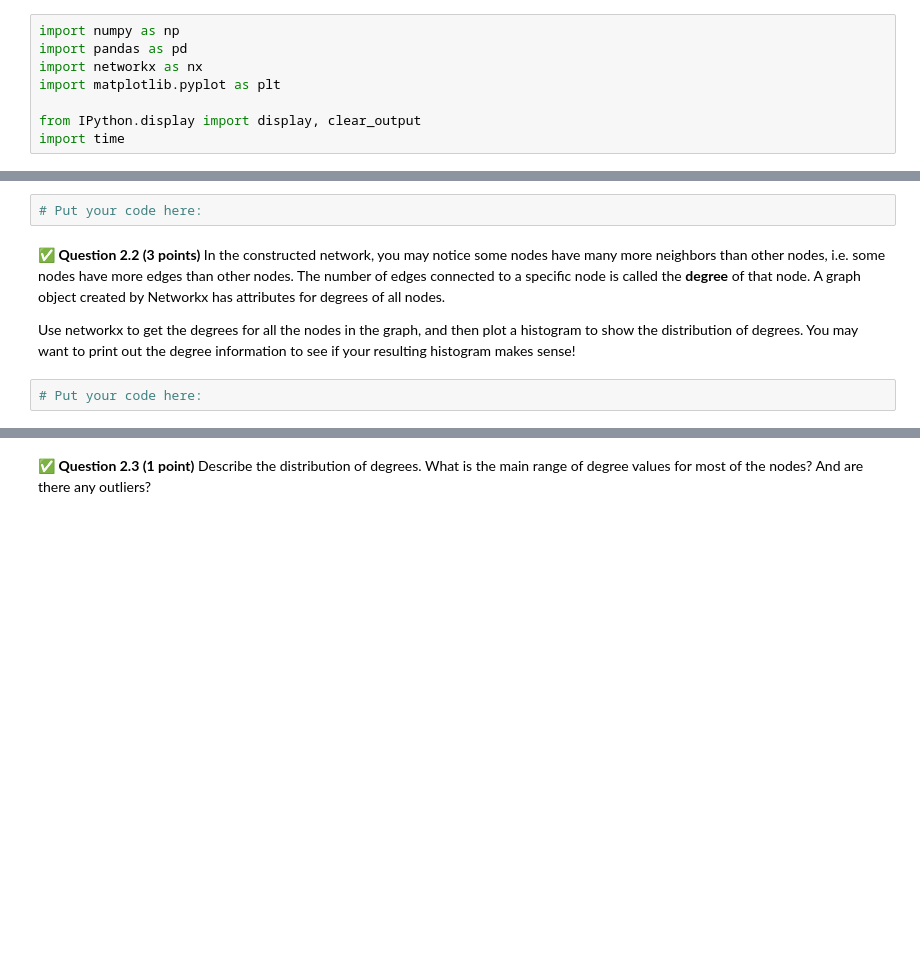
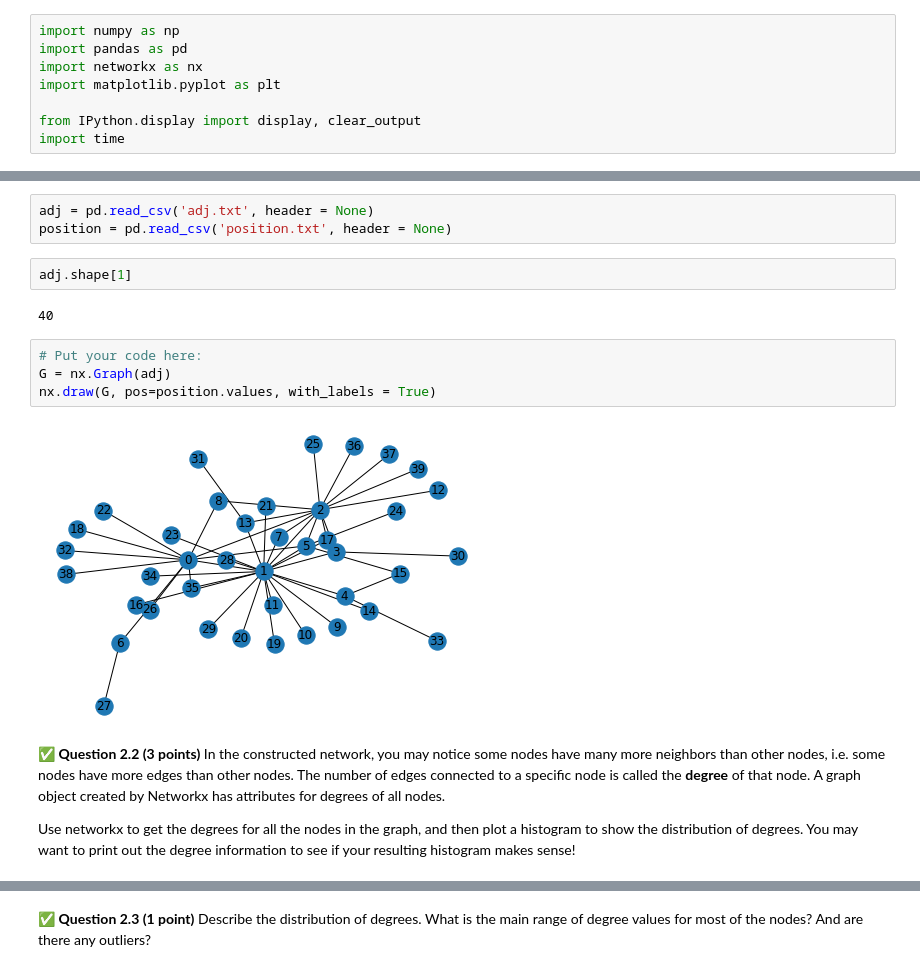
Before and after one commit to austynoberlin/cmse202-s21-turnin, a Jupyter notebook: hw-04/HW-04_graph_regression-STUDENT.ipynb, the cells around one changed output, grey strips where cells are left out. Cells and saved outputs as stored; diff of their text form; blank space fills up the shorter version.

```diff
--- a/hw-04/HW-04_graph_regression-STUDENT.ipynb
+++ b/hw-04/HW-04_graph_regression-STUDENT.ipynb
@@ -63,11 +64,20 @@ Visualize the graph after it's constructed, with node labels (0-based node IDs)
 If you're successful in getting everything loaded up and you visualize the graph, you should get something that looks like this:
 
 <img src="https://i.ibb.co/TP0Sw1r/social-network.png" alt="social-network" border="0">
+# %%
+adj = pd.read_csv('adj.txt', header = None)
+position = pd.read_csv('position.txt', header = None)
+# %%
+adj.shape[1]
+# %% [output]
+40
 # %%
 # Put your code here:
+G = nx.Graph(adj)
+nx.draw(G, pos=position.values, with_labels = True)
+# %% [output]
+[figure, added]
 # %% [markdown]
 &#9989;  **Question 2.2 (3 points)** In the constructed network, you may notice some nodes have many more neighbors than other nodes, i.e. some nodes have more edges than other nodes. The number of edges connected to a specific node is called the **degree** of that node. A graph object created by Networkx has attributes for degrees of all nodes.
 
 Use networkx to get the degrees for all the nodes in the graph, and then plot a histogram to show the distribution of degrees. You may want to print out the degree information to see if your resulting histogram makes sense!
-# %%
-# Put your code here:
```
Also changed, not shown: parts of 13 cells of this notebook.
